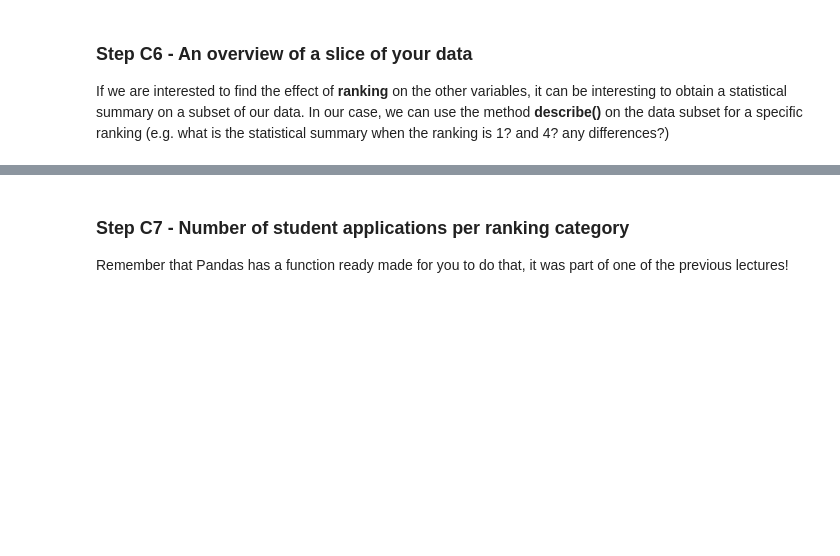
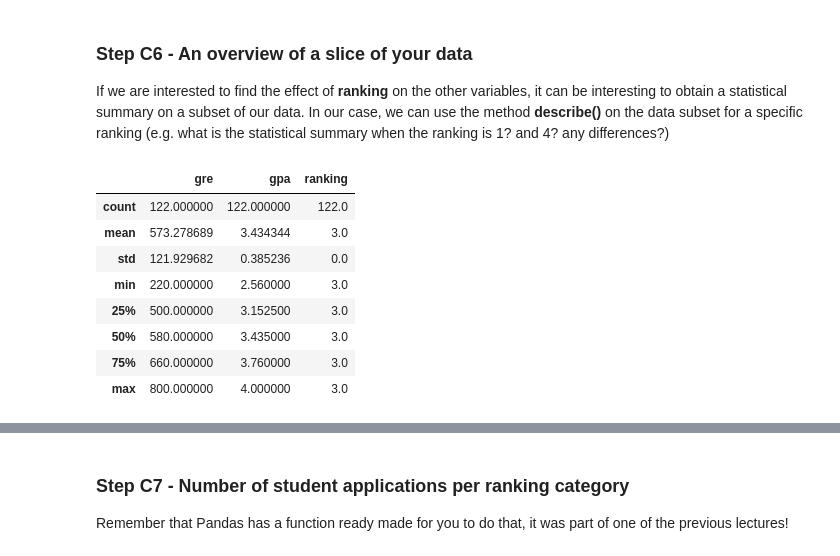
Before and after one commit to shreyuu/UoN-Business-Analytics, a Jupyter notebook: FBA/FBA_Week_07_Python_Practice.ipynb, the cells around one changed output, grey strips where cells are left out. Saved outputs shown, nothing was run; the diff lists cells and outputs as text; code cells hidden in the pictures; blank space fills up the shorter version.

```diff
--- a/FBA/FBA_Week_07_Python_Practice.ipynb
+++ b/FBA/FBA_Week_07_Python_Practice.ipynb
@@ -312,3 +390,14 @@ You probably remember from one of the previous tutorials, you can easily obtain
 If we are interested to find the effect of **ranking** on the other variables, it can be interesting to obtain a statistical summary on a subset of our data. In our case, we can use the method **describe()** on the data subset for a specific ranking (e.g. what is the statistical summary when the ranking is 1? and 4? any differences?)
 # %%
 # your code here
+data[data['ranking'] == 1].describe()
+# %% [output]
+|  | gre | gpa | ranking |
+| count | 122.000000 | 122.000000 | 122.0 |
+| mean | 573.278689 | 3.434344 | 3.0 |
+| std | 121.929682 | 0.385236 | 0.0 |
+| min | 220.000000 | 2.560000 | 3.0 |
+| 25% | 500.000000 | 3.152500 | 3.0 |
+| 50% | 580.000000 | 3.435000 | 3.0 |
+| 75% | 660.000000 | 3.760000 | 3.0 |
+| max | 800.000000 | 4.000000 | 3.0 |
```
Also changed, not shown: parts of 20 cells of this notebook.
